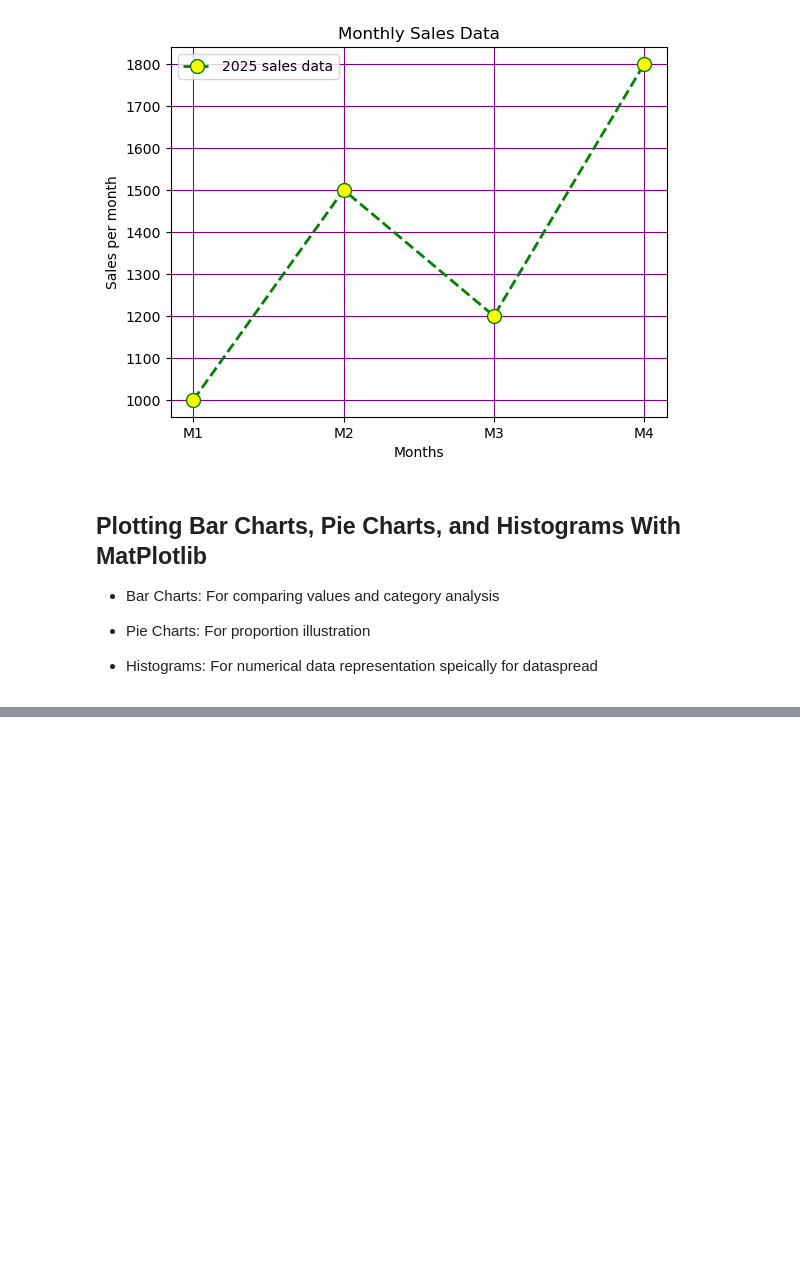
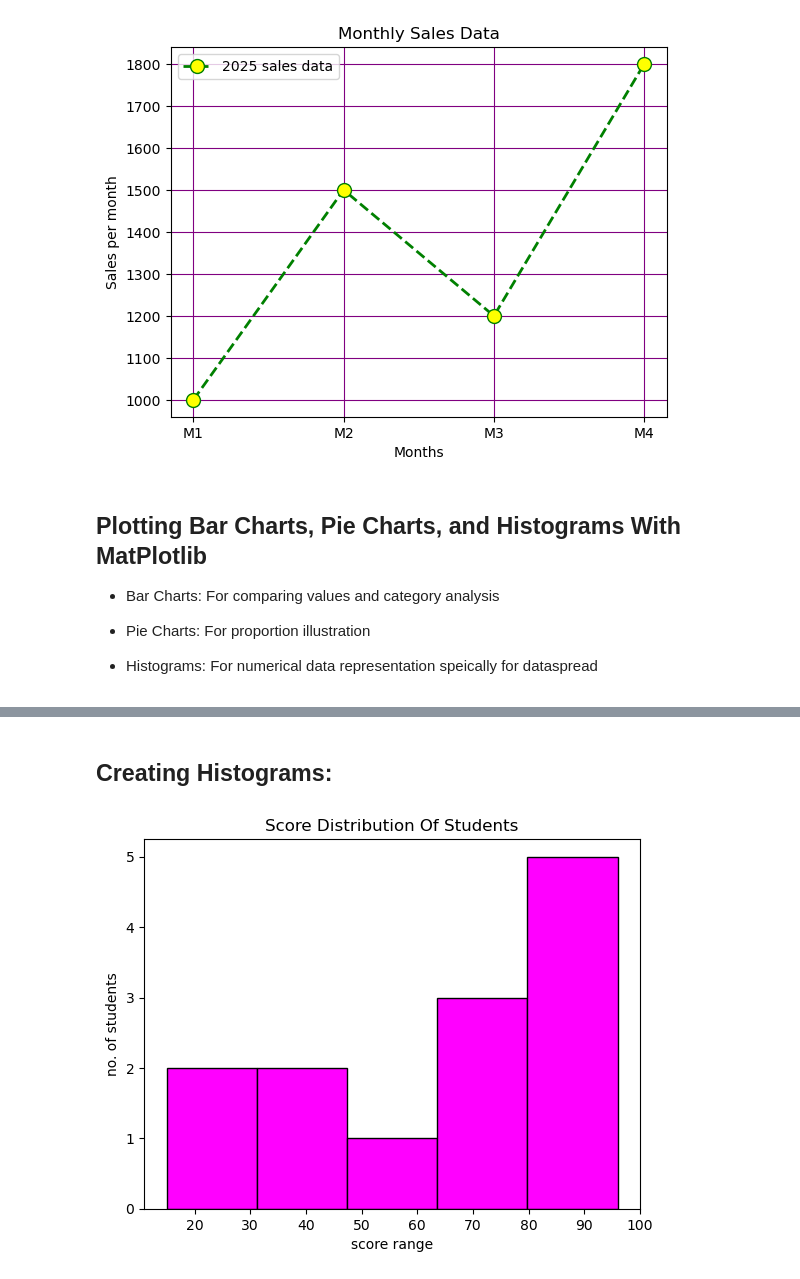
Before and after one commit to sidraanl-08/completedatascience, a Jupyter notebook: matplotlib/matplotlib.ipynb, the cells around one changed output, grey strips where cells are left out. Drawn from its saved outputs; the diff is of its cells as text; code cells hidden in the pictures; blank space fills up the shorter version.

```diff
--- a/matplotlib/matplotlib.ipynb
+++ b/matplotlib/matplotlib.ipynb
@@ -91,0 +123,14 @@ plt.show()
+# %% [markdown]
+## Creating Histograms:
+# %%
+import matplotlib.pyplot as plt
+
+scores = [45, 53, 23, 15, 67, 34, 89, 82, 73, 65, 92, 80, 96, ]
+
+plt.hist(scores, bins=5, color="magenta", edgecolor="black" )
+plt.xlabel("score range")
+plt.ylabel("no. of students")
+plt.title("Score Distribution Of Students")
+plt.show()
+# %% [output]
+[figure, added]
```
Also changed, not shown: parts of 10 cells of this notebook.
